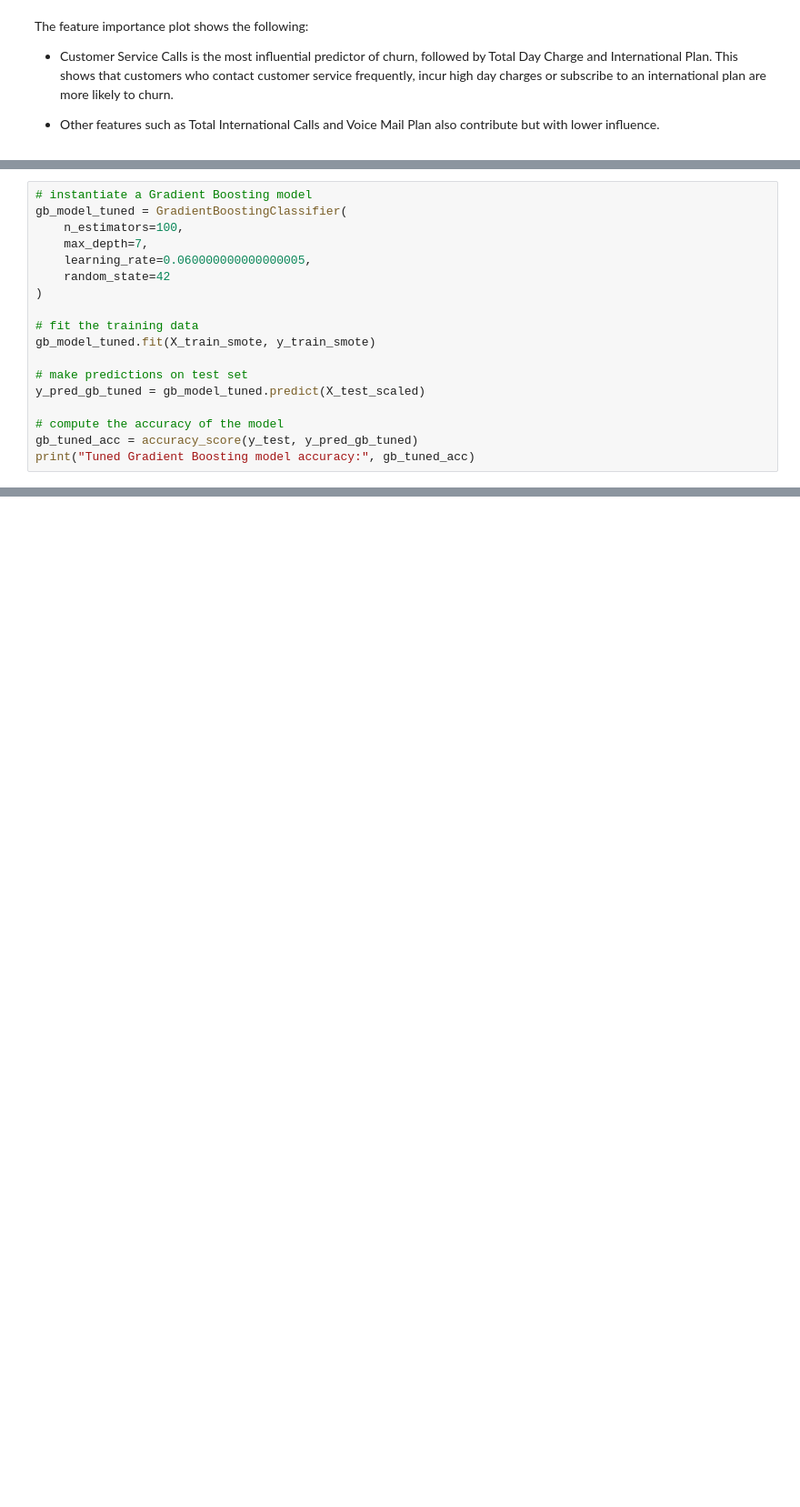
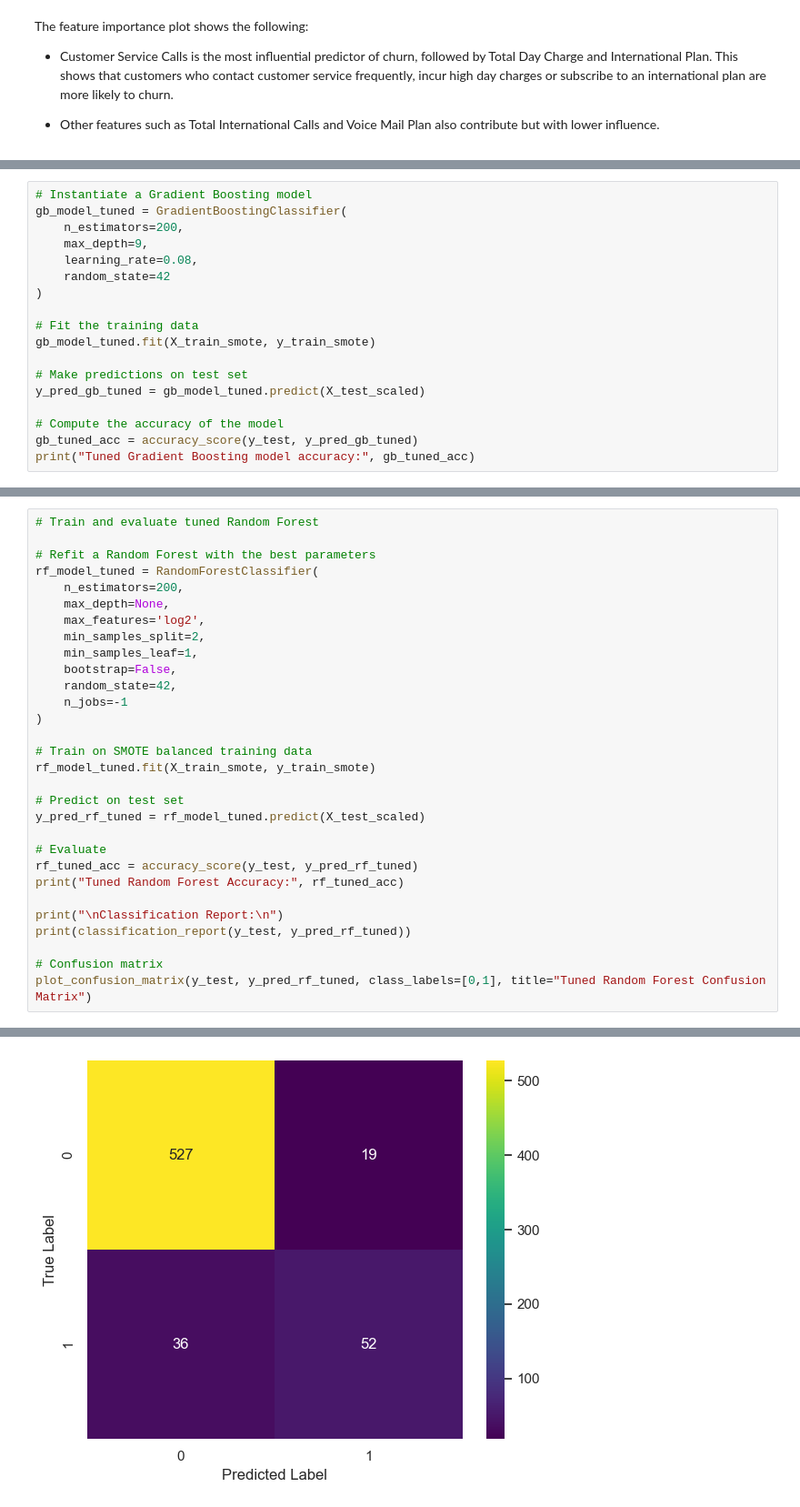
Before and after one commit to Mangelepa/Group5-phase3-project, a Jupyter notebook: phase3 project.ipynb, the cells around one changed output, grey strips where cells are left out. Shown at 91% size. Cells and saved outputs as stored; diff of their text form; blank space fills up the shorter version.

```diff
--- a/phase3 project.ipynb
+++ b/phase3 project.ipynb
@@ -1480,19 +1484,19 @@ We well update our Gradient Boosting model with these hyperparameters and monito
 # %%
-# instantiate a Gradient Boosting model
+# Instantiate a Gradient Boosting model
 gb_model_tuned = GradientBoostingClassifier(
-    n_estimators=100,
-    max_depth=7,
-    learning_rate=0.060000000000000005,
+    n_estimators=200,
+    max_depth=9,
+    learning_rate=0.08,
     random_state=42
 )
 
-# fit the training data
+# Fit the training data
 gb_model_tuned.fit(X_train_smote, y_train_smote)
 
-# make predictions on test set
+# Make predictions on test set
 y_pred_gb_tuned = gb_model_tuned.predict(X_test_scaled)
 
-# compute the accuracy of the model
+# Compute the accuracy of the model
 gb_tuned_acc = accuracy_score(y_test, y_pred_gb_tuned)
 print("Tuned Gradient Boosting model accuracy:", gb_tuned_acc)
 # %% [output]
@@ -1553,0 +1628,31 @@ From the ROC-AUC computation, the AUC score for the tuned Gradient Boosting clas
+# %%
+# Train and evaluate tuned Random Forest
+
+# Refit a Random Forest with the best parameters
+rf_model_tuned = RandomForestClassifier(
+    n_estimators=200,
+    max_depth=None,
+    max_features='log2',
+    min_samples_split=2,
+    min_samples_leaf=1,
+    bootstrap=False,
+    random_state=42,
+    n_jobs=-1
+)
+
+# Train on SMOTE balanced training data
+rf_model_tuned.fit(X_train_smote, y_train_smote)
+
+# Predict on test set
+y_pred_rf_tuned = rf_model_tuned.predict(X_test_scaled)
+
+# Evaluate
+rf_tuned_acc = accuracy_score(y_test, y_pred_rf_tuned)
+print("Tuned Random Forest Accuracy:", rf_tuned_acc)
+
+print("\nClassification Report:\n")
+print(classification_report(y_test, y_pred_rf_tuned))
+
+# Confusion matrix
+plot_confusion_matrix(y_test, y_pred_rf_tuned, class_labels=[0,1], title="Tuned Random Forest Confusion Matrix")
+# %% [output]
@@ -1553,0 +1671 @@ From the ROC-AUC computation, the AUC score for the tuned Gradient Boosting clas
+[figure, added]
```
Also changed, not shown: parts of 25 cells of this notebook, 1 other file.
